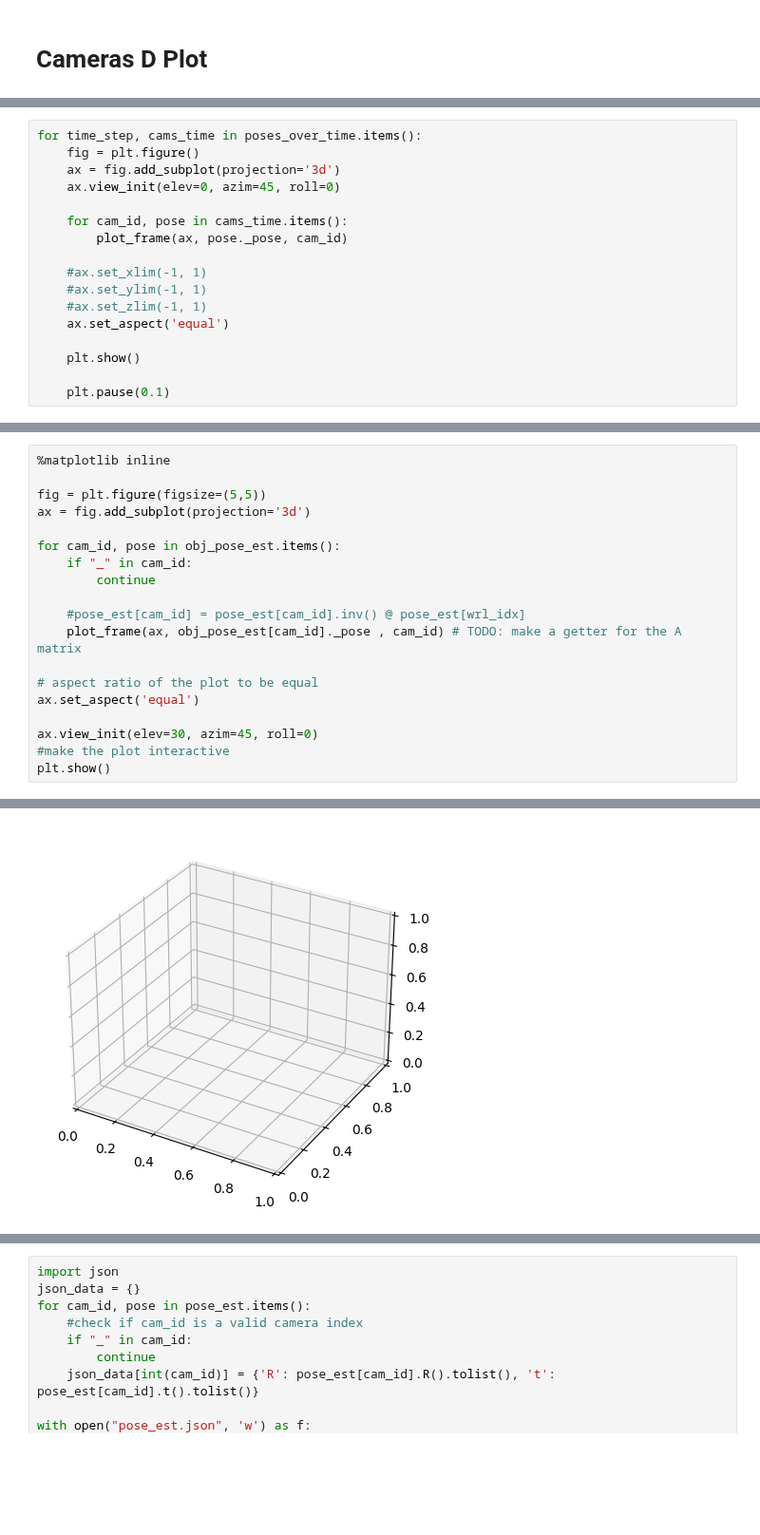
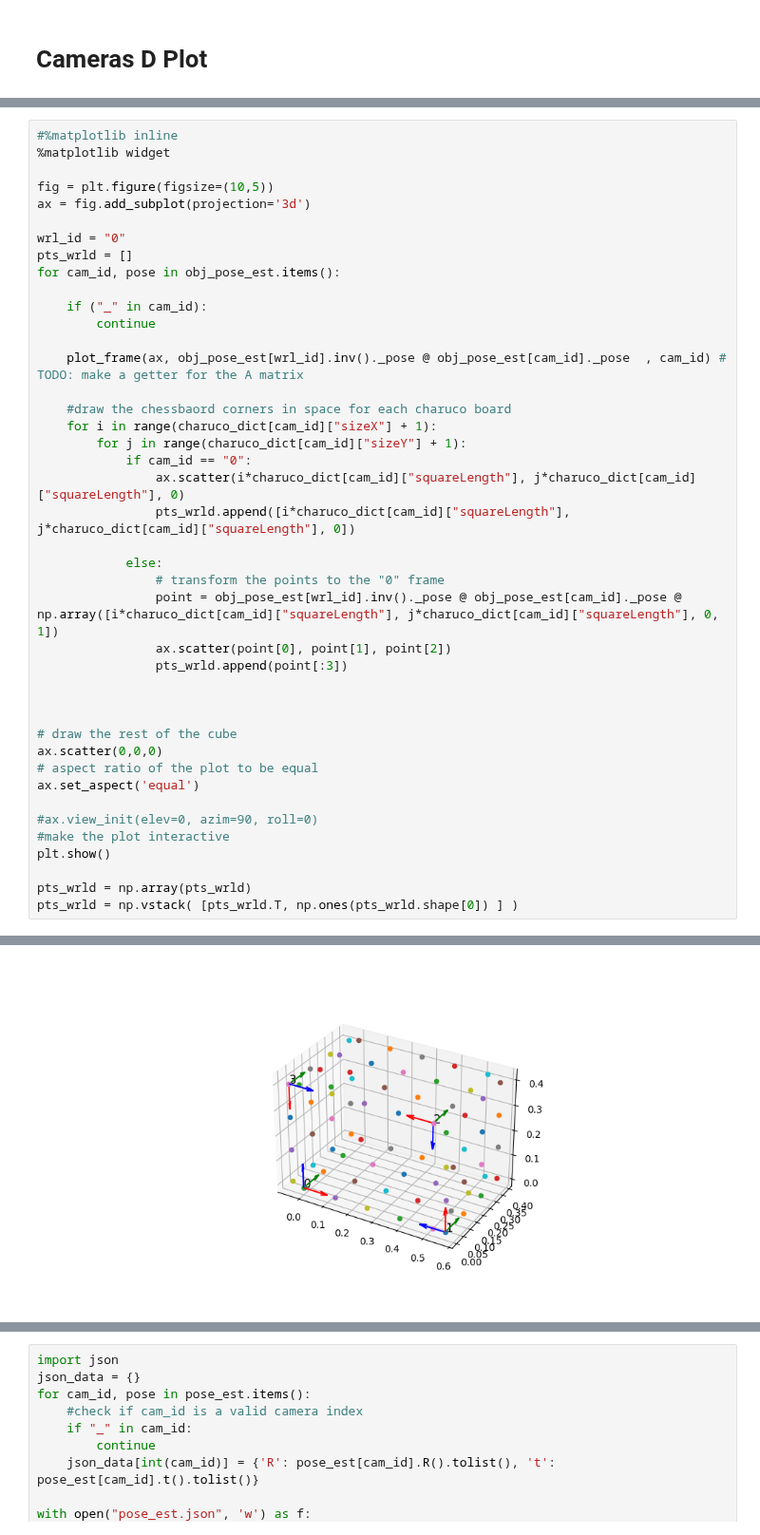
Before and after one commit to goncalofrazao/vicandocker, a Jupyter notebook: main_cangalho.ipynb, the cells around one changed output, grey strips where cells are left out. Shown at 95% size. Drawn from its saved outputs; the diff is of its cells as text; blank space fills up the shorter version.

```diff
--- a/main_cangalho.ipynb
+++ b/main_cangalho.ipynb
@@ -297,18 +287 @@ def plot_frame(ax, H, label):
     ax.text(*origin, label, fontsize=12, color='k')
-# %%
-for time_step, cams_time in poses_over_time.items():
-    fig = plt.figure()
-    ax = fig.add_subplot(projection='3d')
-    ax.view_init(elev=0, azim=45, roll=0)
-
-    for cam_id, pose in cams_time.items():
-        plot_frame(ax, pose._pose, cam_id)
-
-    #ax.set_xlim(-1, 1)
-    #ax.set_ylim(-1, 1)
-    #ax.set_zlim(-1, 1)
-    ax.set_aspect('equal')
-
-    plt.show()
-
-    plt.pause(0.1)
@@ -317,20 +288,43 @@ NameError: name 'poses_over_time' is not defined
 # %%
-%matplotlib inline
+#%matplotlib inline
+%matplotlib widget
 
-fig = plt.figure(figsize=(5,5))
+fig = plt.figure(figsize=(10,5))
 ax = fig.add_subplot(projection='3d')
 
+wrl_id = "0"
+pts_wrld = []
 for cam_id, pose in obj_pose_est.items():
-    if "_" in cam_id:
+
+    if ("_" in cam_id):
         continue
 
-    #pose_est[cam_id] = pose_est[cam_id].inv() @ pose_est[wrl_idx]
-    plot_frame(ax, obj_pose_est[cam_id]._pose , cam_id) # TODO: make a getter for the A matrix
+    plot_frame(ax, obj_pose_est[wrl_id].inv()._pose @ obj_pose_est[cam_id]._pose  , cam_id) # TODO: make a getter for the A matrix
 
+    #draw the chessbaord corners in space for each charuco board
+    for i in range(charuco_dict[cam_id]["sizeX"] + 1):
+        for j in range(charuco_dict[cam_id]["sizeY"] + 1):
+            if cam_id == "0":
+                ax.scatter(i*charuco_dict[cam_id]["squareLength"], j*charuco_dict[cam_id]["squareLength"], 0)
+                pts_wrld.append([i*charuco_dict[cam_id]["squareLength"], j*charuco_dict[cam_id]["squareLength"], 0])
+
+            else:
+                # transform the points to the "0" frame
+                point = obj_pose_est[wrl_id].inv()._pose @ obj_pose_est[cam_id]._pose @  np.array([i*charuco_dict[cam_id]["squareLength"], j*charuco_dict[cam_id]["squareLength"], 0, 1])
+                ax.scatter(point[0], point[1], point[2])
+                pts_wrld.append(point[:3])
+
+
+
+# draw the rest of the cube
+ax.scatter(0,0,0)
 # aspect ratio of the plot to be equal
 ax.set_aspect('equal')
 
-ax.view_init(elev=30, azim=45, roll=0)
+#ax.view_init(elev=0, azim=90, roll=0)
 #make the plot interactive
 plt.show()
+
+pts_wrld = np.array(pts_wrld)
+pts_wrld = np.vstack( [pts_wrld.T, np.ones(pts_wrld.shape[0]) ] )
 # %% [output]
@@ -338 +331 @@ NameError: name 'obj_pose_est' is not defined
-[figure, old version]
+[figure, new version]
```
Also changed, not shown: parts of 28 cells of this notebook.
